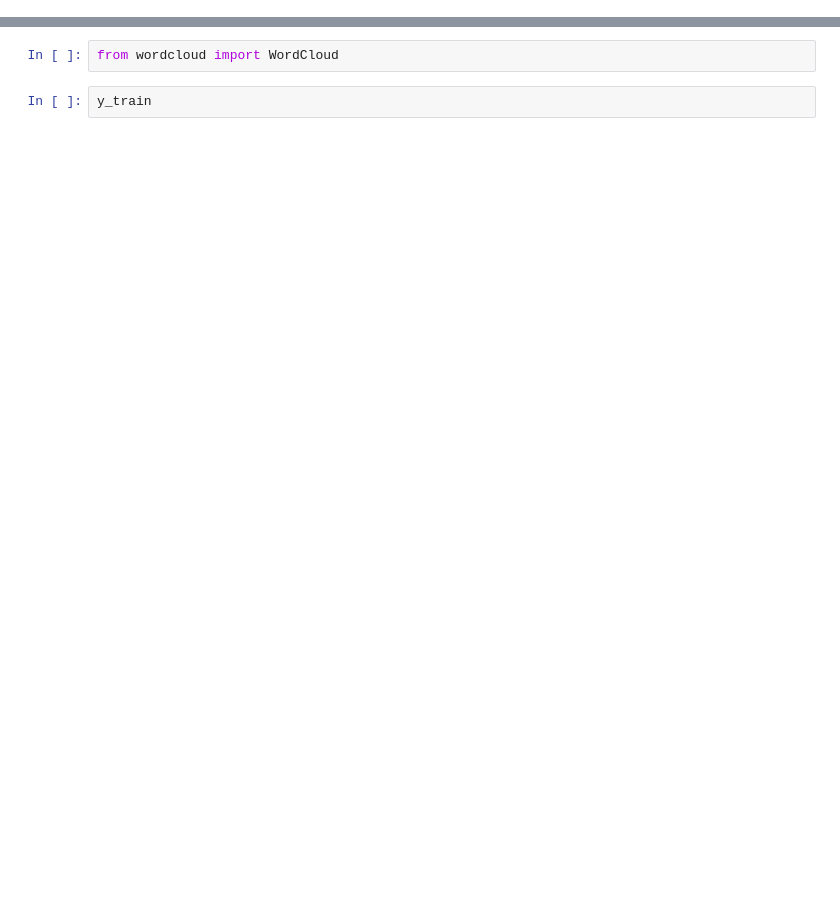
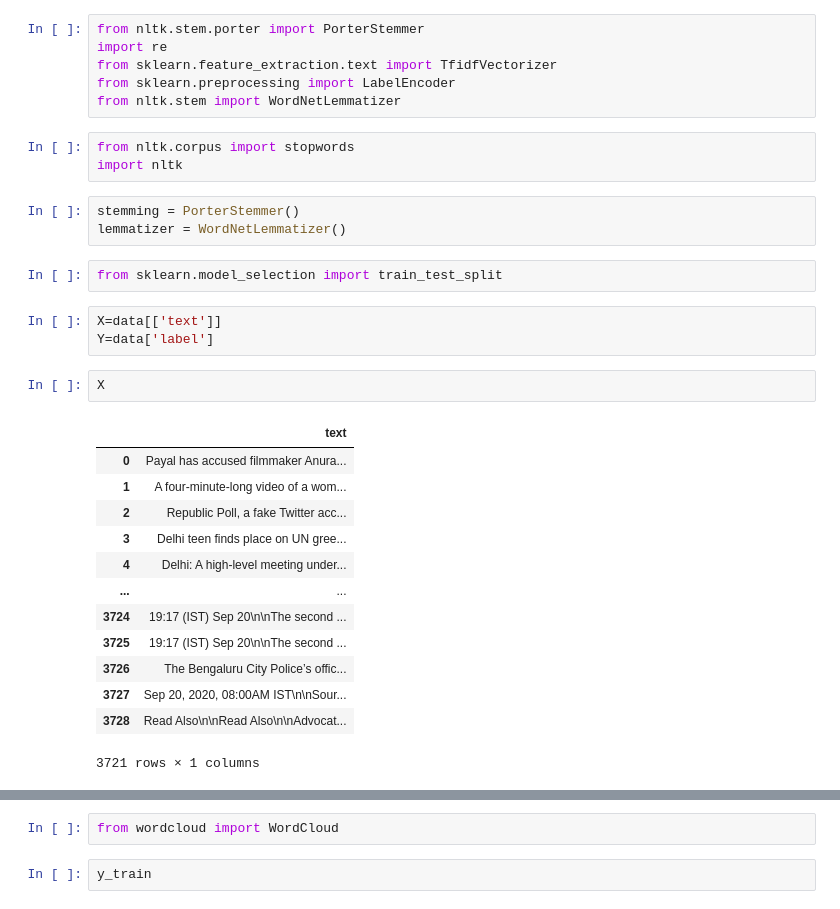
Before and after one commit to MohamedmuhsinJ/CSVFileReading, a Jupyter notebook: 02. Working with Text Data/5. Case Study - Email Spam Filtering/old_email_spam_filtering_w2v_glove_bert.ipynb, the cells around one changed output, grey strips where cells are left out. Cells and saved outputs as stored; diff of their text form; blank space fills up the shorter version.

```diff
--- a/02. Working with Text Data/5. Case Study - Email Spam Filtering/old_email_spam_filtering_w2v_glove_bert.ipynb
+++ b/02. Working with Text Data/5. Case Study - Email Spam Filtering/old_email_spam_filtering_w2v_glove_bert.ipynb
@@ -89,0 +27,33 @@ df.head()
+# %%
+from nltk.stem.porter import PorterStemmer
+import re
+from sklearn.feature_extraction.text import TfidfVectorizer
+from sklearn.preprocessing import LabelEncoder
+from nltk.stem import WordNetLemmatizer
+# %%
+from nltk.corpus import stopwords
+import nltk
+# %%
+stemming = PorterStemmer()
+lemmatizer = WordNetLemmatizer()
+# %%
+from sklearn.model_selection import train_test_split
+# %%
+X=data[['text']]
+Y=data['label']
+# %%
+X
+# %% [output]
+|  | text |
+| 0 | Payal has accused filmmaker Anura... |
+| 1 | A four-minute-long video of a wom... |
+| 2 | Republic Poll, a fake Twitter acc... |
+| 3 | Delhi teen finds place on UN gree... |
+| 4 | Delhi: A high-level meeting under... |
+| ... | ... |
+| 3724 | 19:17 (IST) Sep 20\n\nThe second ... |
+| 3725 | 19:17 (IST) Sep 20\n\nThe second ... |
+| 3726 | The Bengaluru City Police’s offic... |
+| 3727 | Sep 20, 2020, 08:00AM IST\n\nSour... |
+| 3728 | Read Also\n\nRead Also\n\nAdvocat... |
+3721 rows × 1 columns
```
Also changed, not shown: parts of 215 cells of this notebook.
